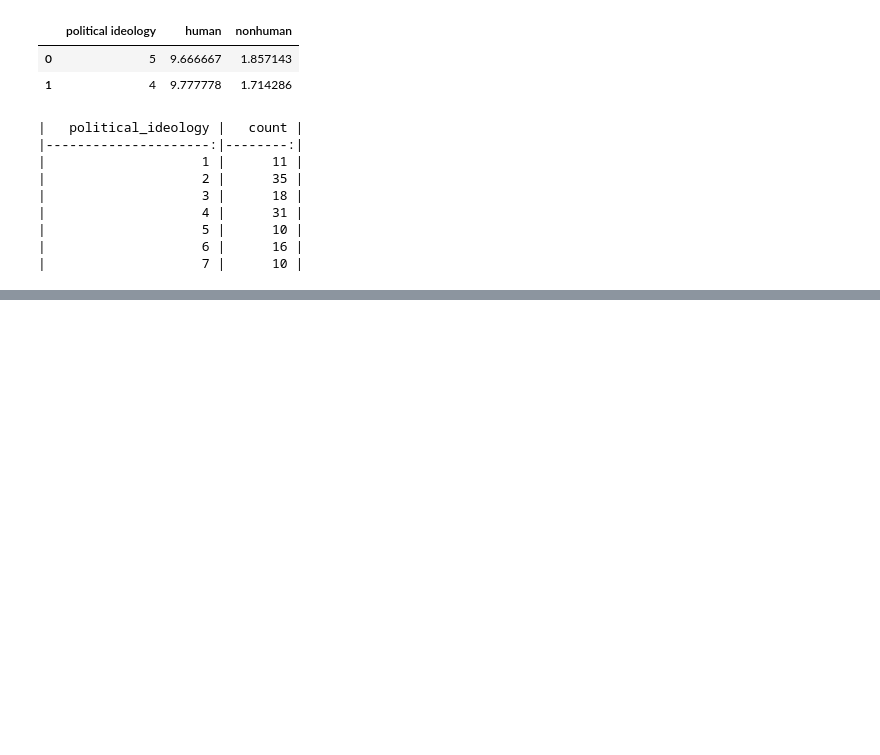
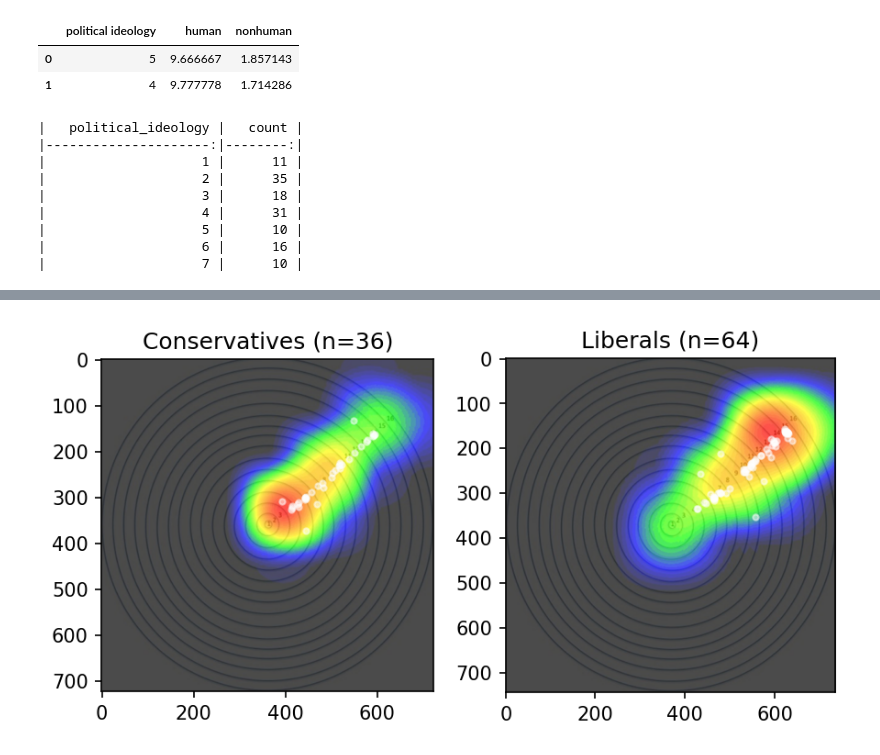
Before and after one commit to levon003/levon003.github.io, a Jupyter notebook: src/moral_circles/MoralCircles.ipynb, the cells around one changed output, grey strips where cells are left out. Cells and saved outputs as stored; diff of their text form; code cells hidden in the pictures; blank space fills up the shorter version.

```diff
--- a/src/moral_circles/MoralCircles.ipynb
+++ b/src/moral_circles/MoralCircles.ipynb
@@ -84,0 +150,32 @@ plt.show()
+# %%
+fig, axes = plt.subplots(1, 2, figsize=(6, 3))
+
+fig5_liberals = np.asarray(Image.open("fig5_liberals_cropped.png"))
+fig5_conservatives = np.asarray(Image.open("fig5_conservatives_cropped.png"))
+
+scatter_kwargs={
+    "marker": ".",
+    "alpha": 0.5,
+    "color": "white",
+}
+xshift = 66
+yshift = 65
+
+ax = axes[0]
+sdf = df5[df5.political_ideology >= 5]
+ax.scatter(sdf.x + xshift - 35, sdf.y + yshift, **scatter_kwargs)
+ax.set_title(f"Conservatives (n={len(sdf)})")
+ax.imshow(fig5_conservatives)
+
+ax = axes[1]
+sdf = df5[df5.political_ideology <= 3]
+ax.scatter(sdf.x + xshift, sdf.y + yshift, **scatter_kwargs)
+ax.set_title(f"Liberals (n={len(sdf)})")
+ax.imshow(fig5_liberals)
+
+fig.tight_layout()
+plt.savefig("fig5_recreated.png", dpi=150)
+
+plt.show()
+# %% [output]
+[figure, added]
```
Also changed, not shown: parts of 12 cells of this notebook, 19 other files.
